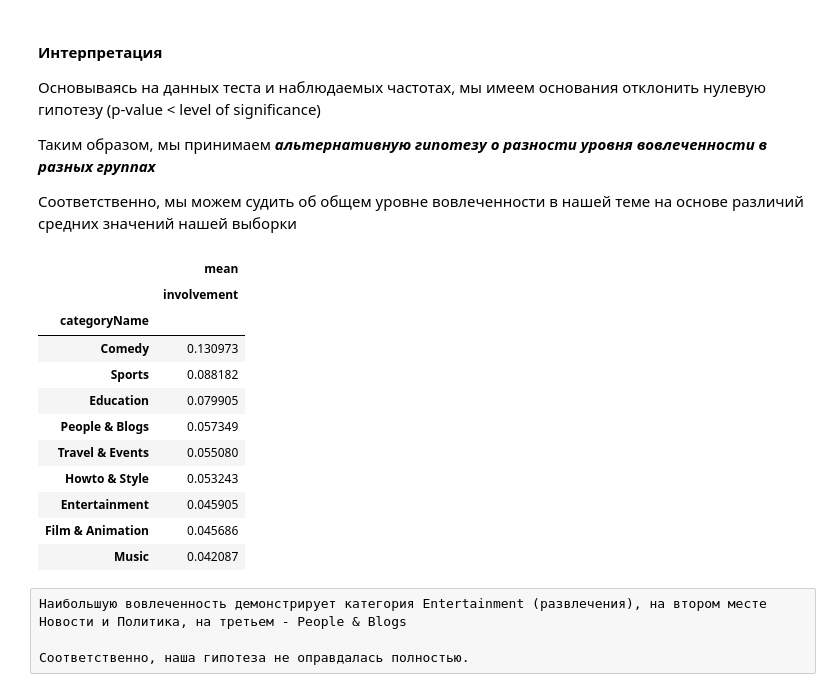
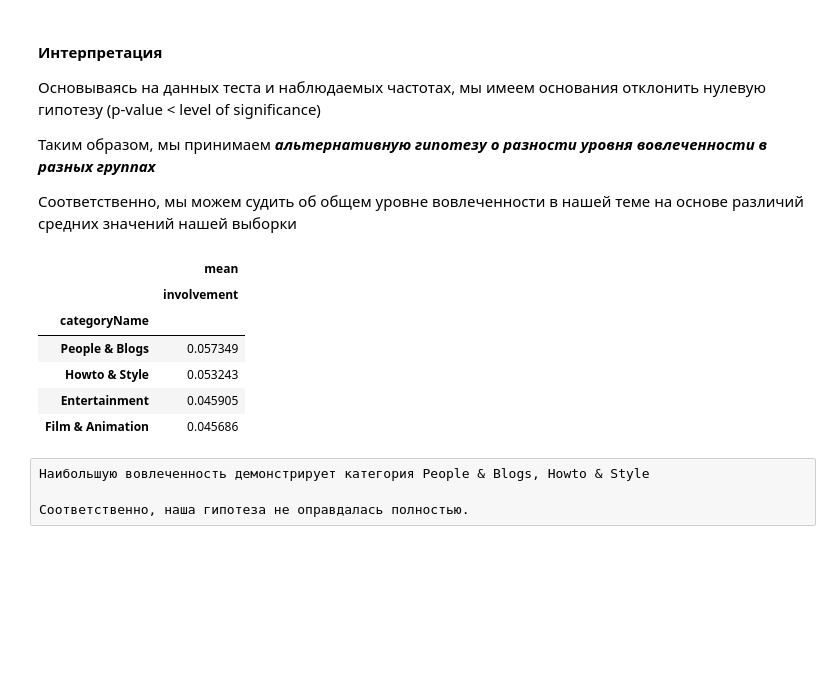
Before and after one commit to Tricar5/dm_corean, a Jupyter notebook: notebooks/HW2/hw2.ipynb, the cells around one changed output. Saved outputs shown, nothing was run; the diff lists cells and outputs as text; code cells hidden in the pictures; blank space fills up the shorter version.

```diff
--- a/notebooks/HW2/hw2.ipynb
+++ b/notebooks/HW2/hw2.ipynb
@@ -281,6 +279,12 @@ method .frequencies()['categoryName']
 px.bar(freq_table, freq_table['N'])
 # %% [output]
 [interactive output not drawn]
+# %%
+# Для анализа возьмем ограниченный список категорий с выборкой от 10 видео (не включительно)
+
+categories = ['People & Blogs', 'Howto & Style', 'Entertainment', 'Film & Animation']
+
+data_estim = data.query('categoryName in @categories')
 # %%
 # 18
 
@@ -301,4 +305,4 @@ def make_group_from_borders(involvement):
     else:
         return '4 High involvement'
 
-data['involvement.group'] = data['involvement'].apply(make_group_from_borders)
+data_estim['involvement.group'] = data_estim['involvement'].apply(make_group_from_borders)
@@ -421,23 +409,18 @@ True
 # %%
 # 22 Сводная таблица для значений просмотров в категориях
 
-view_korean = data.pivot_table(index='categoryName', values='involvement', aggfunc=[np.mean])
+view_korean = data_estim.pivot_table(index='categoryName', values='involvement', aggfunc=[np.mean])
 
 display(view_korean.sort_values(by=[('mean', 'involvement')] ,ascending=False))
 # %% [output]
 |  | mean |
 |  | involvement |
 | categoryName |  |
-| Comedy | 0.130973 |
-| Sports | 0.088182 |
-| Education | 0.079905 |
 | People & Blogs | 0.057349 |
-| Travel & Events | 0.055080 |
 | Howto & Style | 0.053243 |
 | Entertainment | 0.045905 |
 | Film & Animation | 0.045686 |
-| Music | 0.042087 |
 # %% [raw]
-Наибольшую вовлеченность демонстрирует категория Entertainment (развлечения), на втором месте Новости и Политика, на третьем - People & Blogs
+Наибольшую вовлеченность демонстрирует категория People & Blogs, Howto & Style
 
 Соответственно, наша гипотеза не оправдалась полностью.
```
Also changed, not shown: parts of 18 cells of this notebook, 9 other files.
